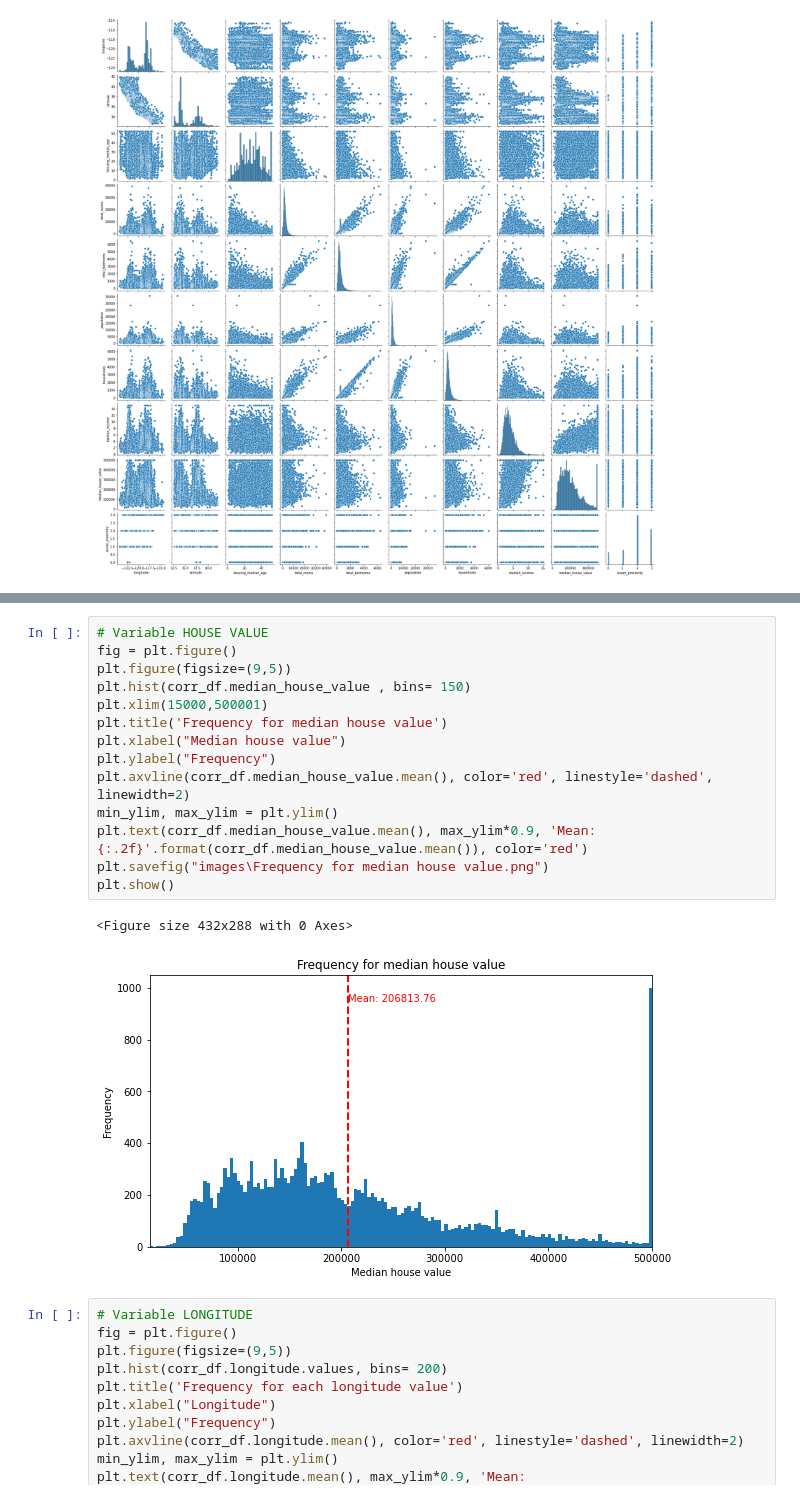
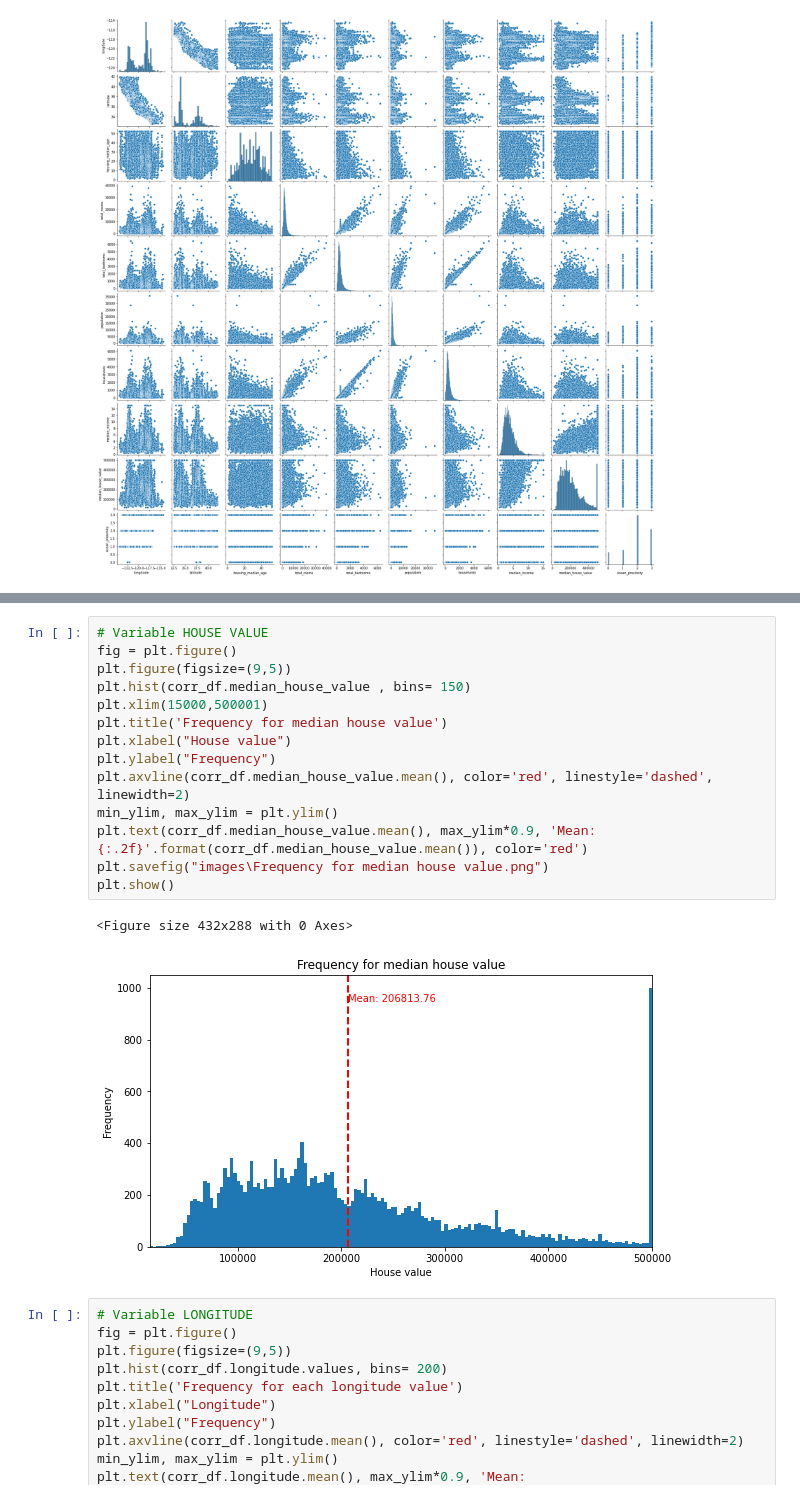
Before and after one commit to martinaviggiano/ml_project, a Jupyter notebook: Machine Learning Project.ipynb, the cells around one changed output, grey strips where cells are left out. Saved outputs shown, nothing was run; the diff lists cells and outputs as text.

```diff
--- a/Machine Learning Project.ipynb
+++ b/Machine Learning Project.ipynb
@@ -158,20 +158,20 @@ corr_df.describe()
 # %%
 # Variable HOUSE VALUE
 fig = plt.figure()
 plt.figure(figsize=(9,5))
 plt.hist(corr_df.median_house_value , bins= 150)
 plt.xlim(15000,500001)
 plt.title('Frequency for median house value')
-plt.xlabel("Median house value")
+plt.xlabel("House value")
 plt.ylabel("Frequency")
 plt.axvline(corr_df.median_house_value.mean(), color='red', linestyle='dashed', linewidth=2)
 min_ylim, max_ylim = plt.ylim()
 plt.text(corr_df.median_house_value.mean(), max_ylim*0.9, 'Mean: {:.2f}'.format(corr_df.median_house_value.mean()), color='red')
 plt.savefig("images\Frequency for median house value.png")
 plt.show()
 # %% [output]
 <Figure size 432x288 with 0 Axes>
-[figure, old version]
+[figure, new version]
 # %%
 # Variable LONGITUDE
 fig = plt.figure()
```
Also changed, not shown: parts of 13 cells of this notebook, 5 other files.
